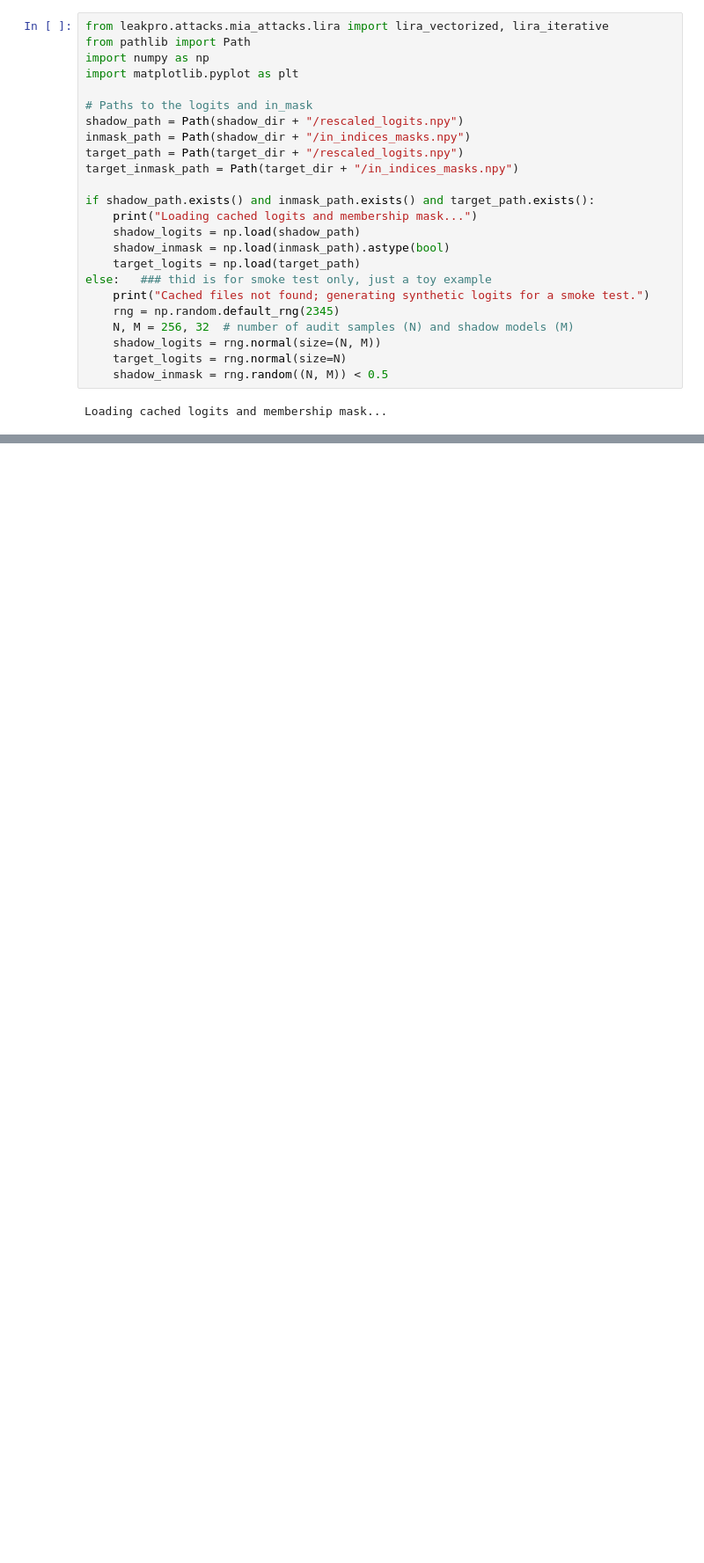
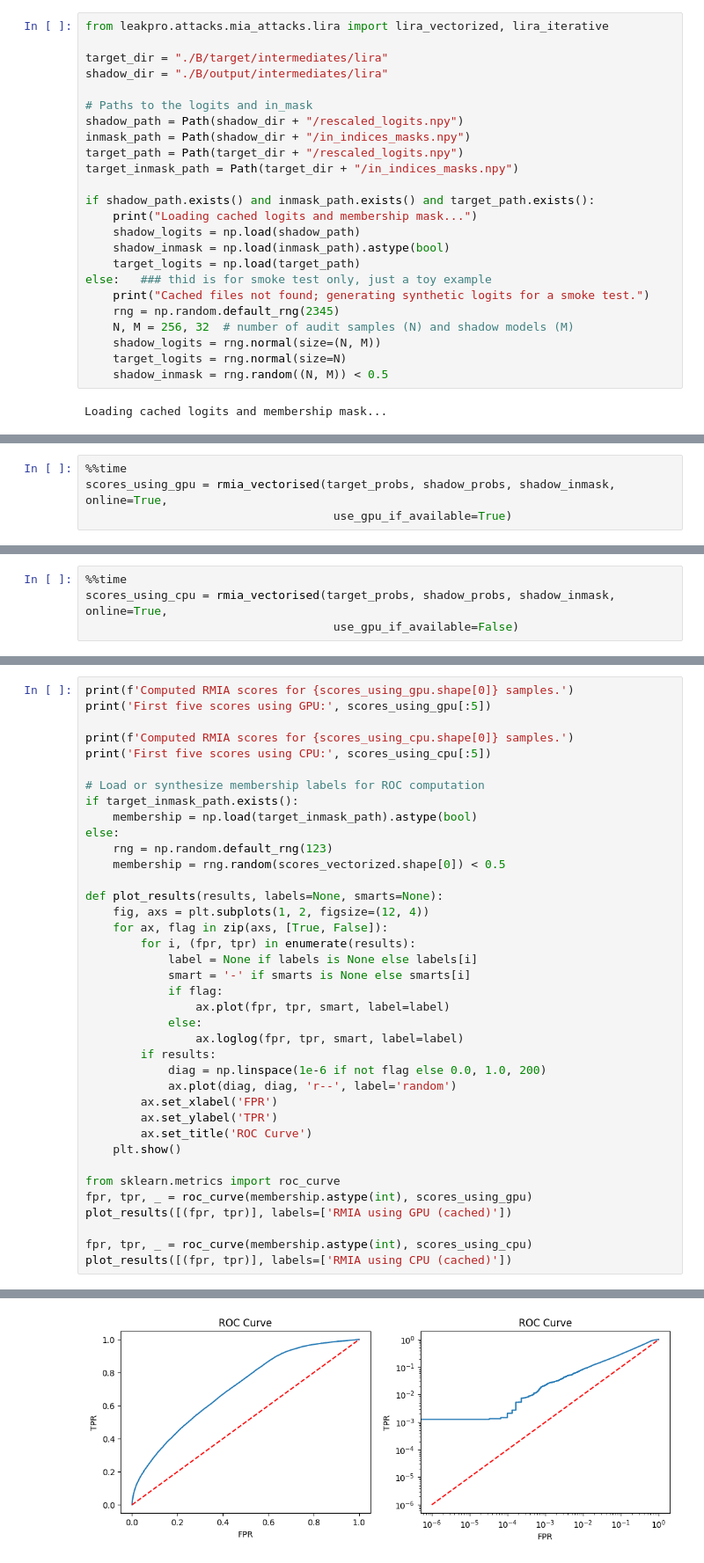
Before and after one commit to aidotse/LeakPro, a Jupyter notebook: examples/mia/cifar/B2_vectorized.ipynb, the cells around one changed output, grey strips where cells are left out. Shown at 88% size. Cells and saved outputs as stored; diff of their text form; blank space fills up the shorter version.

Commit message:
completed RMIA example

```diff
--- a/examples/mia/cifar/B2_vectorized.ipynb
+++ b/examples/mia/cifar/B2_vectorized.ipynb
@@ -22,8 +23,8 @@ If you already have saved or cached target model logits, shadow models logits al
 # %%
 from leakpro.attacks.mia_attacks.lira import lira_vectorized, lira_iterative
-from pathlib import Path
-import numpy as np
-import matplotlib.pyplot as plt
+
+target_dir = "./B/target/intermediates/lira"
+shadow_dir = "./B/output/intermediates/lira"
 
 # Paths to the logits and in_mask
 shadow_path = Path(shadow_dir + "/rescaled_logits.npy")
@@ -114,0 +147,4 @@ First five iterative scores: [ 2.01212927  2.65843147  0.50774865 -6.41733766  0
+# %%
+%%time
+scores_using_gpu = rmia_vectorised(target_probs, shadow_probs, shadow_inmask, online=True,
+                                    use_gpu_if_available=True)
@@ -114,0 +159,4 @@ First five iterative scores: [ 2.01212927  2.65843147  0.50774865 -6.41733766  0
+# %%
+%%time
+scores_using_cpu = rmia_vectorised(target_probs, shadow_probs, shadow_inmask, online=True,
+                                    use_gpu_if_available=False)
@@ -114,0 +171,39 @@ First five iterative scores: [ 2.01212927  2.65843147  0.50774865 -6.41733766  0
+# %%
+print(f'Computed RMIA scores for {scores_using_gpu.shape[0]} samples.')
+print('First five scores using GPU:', scores_using_gpu[:5])
+
+print(f'Computed RMIA scores for {scores_using_cpu.shape[0]} samples.')
+print('First five scores using CPU:', scores_using_cpu[:5])
+
+# Load or synthesize membership labels for ROC computation
+if target_inmask_path.exists():
+    membership = np.load(target_inmask_path).astype(bool)
+else:
+    rng = np.random.default_rng(123)
+    membership = rng.random(scores_vectorized.shape[0]) < 0.5
+
+def plot_results(results, labels=None, smarts=None):
+    fig, axs = plt.subplots(1, 2, figsize=(12, 4))
+    for ax, flag in zip(axs, [True, False]):
+        for i, (fpr, tpr) in enumerate(results):
+            label = None if labels is None else labels[i]
+            smart = '-' if smarts is None else smarts[i]
+            if flag:
+                ax.plot(fpr, tpr, smart, label=label)
+            else:
+                ax.loglog(fpr, tpr, smart, label=label)
+        if results:
+            diag = np.linspace(1e-6 if not flag else 0.0, 1.0, 200)
+            ax.plot(diag, diag, 'r--', label='random')
+        ax.set_xlabel('FPR')
+        ax.set_ylabel('TPR')
+        ax.set_title('ROC Curve')
+    plt.show()
+
+from sklearn.metrics import roc_curve
+fpr, tpr, _ = roc_curve(membership.astype(int), scores_using_gpu)
+plot_results([(fpr, tpr)], labels=['RMIA using GPU (cached)'])
+
+fpr, tpr, _ = roc_curve(membership.astype(int), scores_using_cpu)
+plot_results([(fpr, tpr)], labels=['RMIA using CPU (cached)'])
+# %% [output]
@@ -114,0 +214 @@ First five iterative scores: [ 2.01212927  2.65843147  0.50774865 -6.41733766  0
+[figure, added]
```
Also changed, not shown: parts of 14 cells of this notebook, 2 other files.
